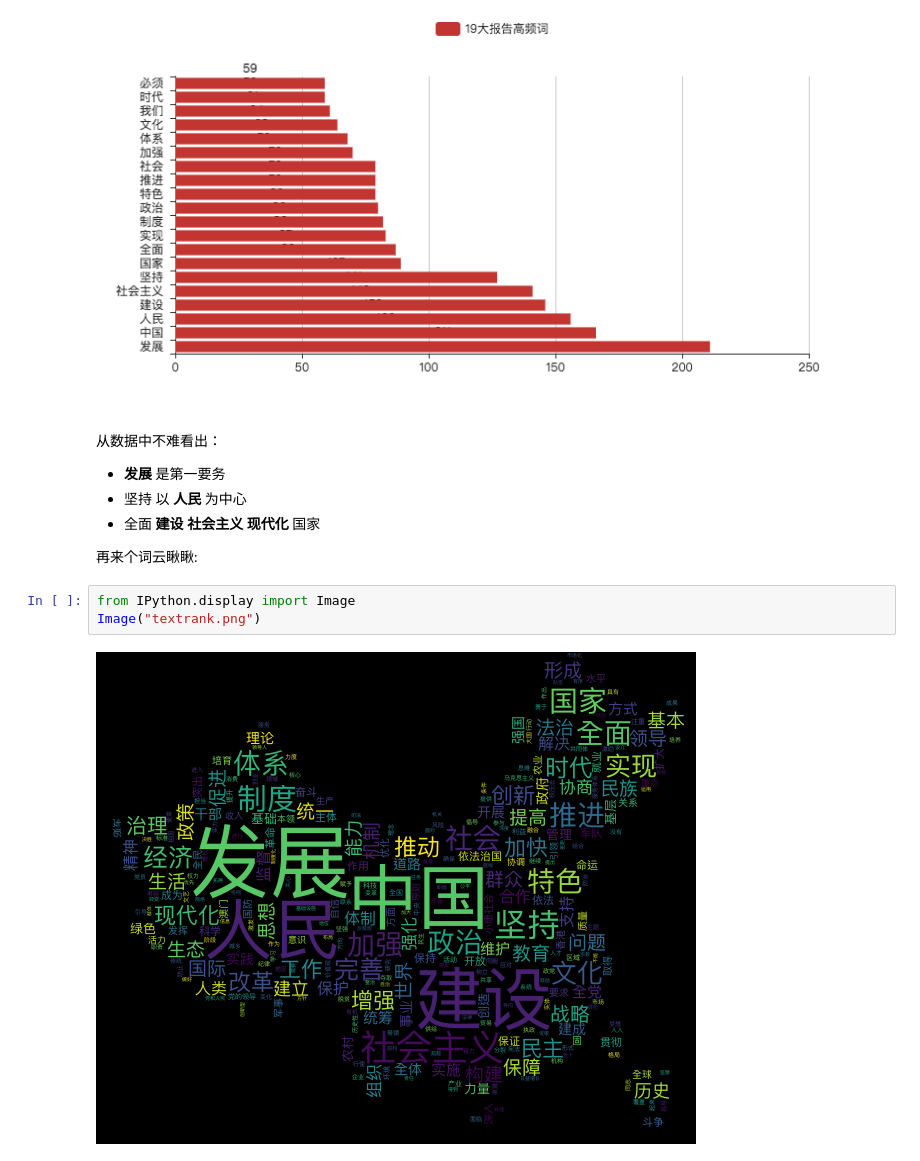
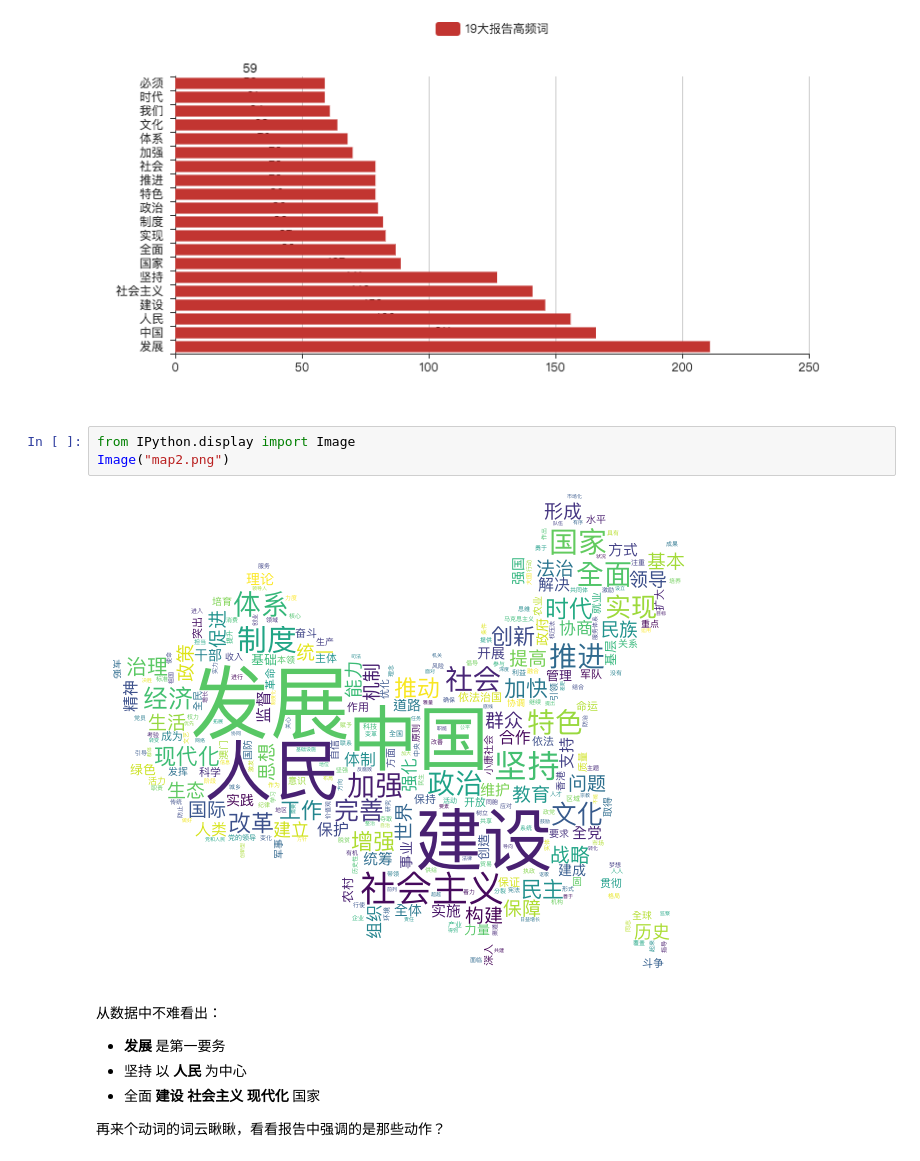
Before and after one commit to yyt030/word_cloud_for_19, a Jupyter notebook: 19.ipynb, the cells around one changed output. Cells and saved outputs as stored; diff of their text form.

```diff
--- a/19.ipynb
+++ b/19.ipynb
@@ -93,15 +87,19 @@ bar.add("19大报告高频词", list(most_words.keys())[:20], list(most_words.va
         is_convert=True, is_label_show=True,yaxis_interval=0)
 # %% [output]
 [figure]
+# %%
+from IPython.display import Image
+Image("map2.png")
+# %% [output]
+[figure, added]
 # %% [markdown]
 从数据中不难看出：
 * **发展** 是第一要务
 * 坚持 以 **人民** 为中心
 * 全面 **建设** **社会主义** **现代化** 国家
 
-再来个词云瞅瞅:
+
+
+
+
+再来个动词的词云瞅瞅，看看报告中强调的是那些动作？
-# %%
-from IPython.display import Image
-Image("textrank.png")
-# %% [output]
-[figure, removed]
```
Also changed, not shown: parts of 6 cells of this notebook, 13 other files.
